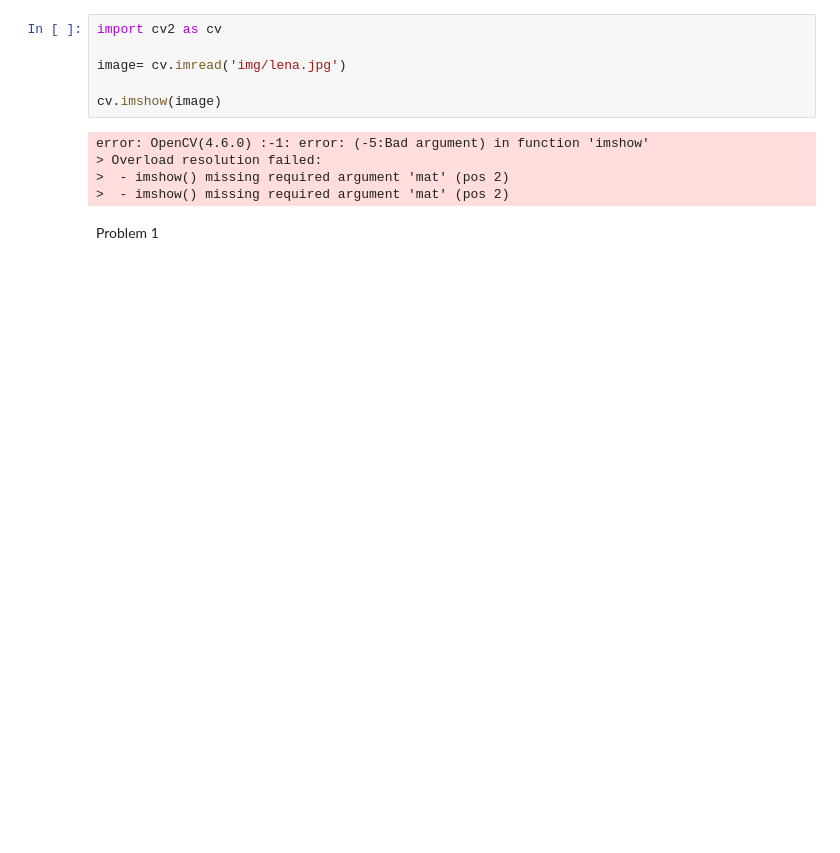
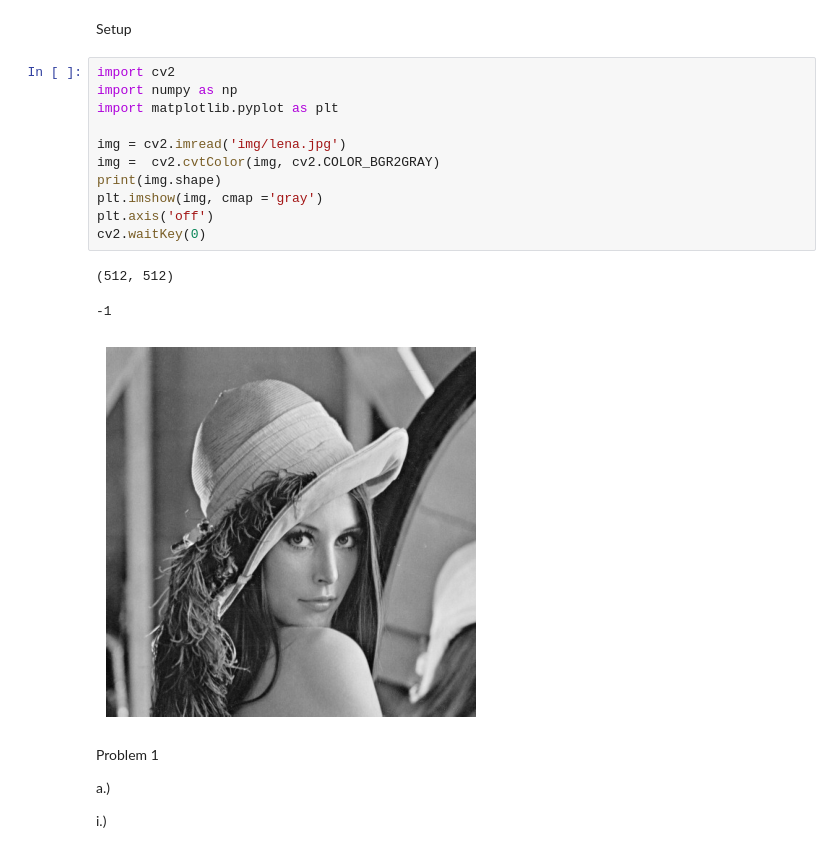
Before and after one commit to DamodarE/Fall-2023-Internship-Work, a Jupyter notebook: Image_Manipulation.ipynb, the cells around one changed output. Drawn from its saved outputs; the diff is of its cells as text; blank space fills up the shorter version.

```diff
--- a/Image_Manipulation.ipynb
+++ b/Image_Manipulation.ipynb
@@ -1,13 +1,23 @@
-# %%
-import cv2 as cv
-
-image= cv.imread('img/lena.jpg')
-
-cv.imshow(image)
-# %% [output]
-error: OpenCV(4.6.0) :-1: error: (-5:Bad argument) in function 'imshow'
-> Overload resolution failed:
->  - imshow() missing required argument 'mat' (pos 2)
->  - imshow() missing required argument 'mat' (pos 2)
+# %% [markdown]
+Setup
+# %%
+import cv2
+import numpy as np
+import matplotlib.pyplot as plt
+
+img = cv2.imread('img/lena.jpg')
+img =  cv2.cvtColor(img, cv2.COLOR_BGR2GRAY)
+print(img.shape)
+plt.imshow(img, cmap ='gray')
+plt.axis('off')
+cv2.waitKey(0)
+# %% [output]
+(512, 512)
+-1
+[figure, added]
 # %% [markdown]
 Problem 1
+
+a.)
+
+i.)
```
Also changed, not shown: parts of 6 cells of this notebook.
